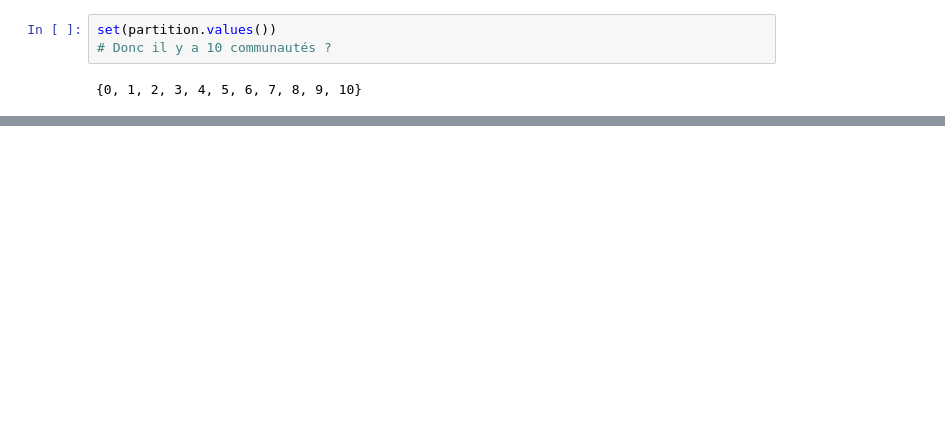
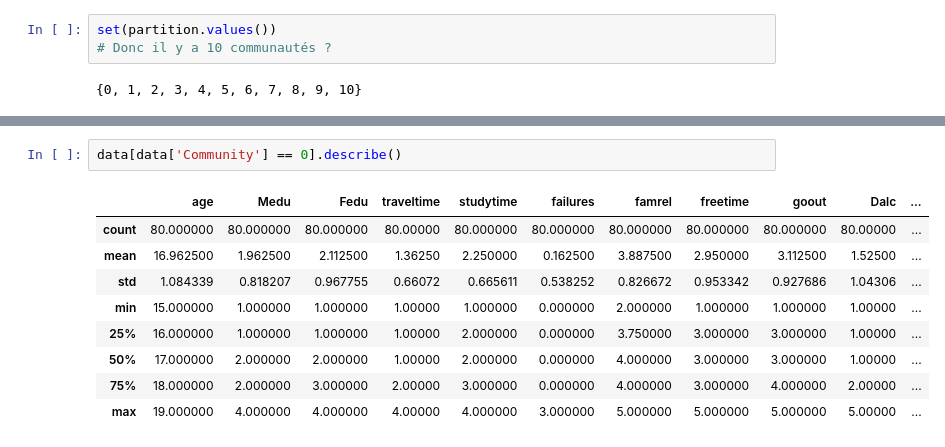
Before and after one commit to Cyrlyo/Alcohol_Students, a Jupyter notebook: StudentAlcool_dev.ipynb, the cells around one changed output, grey strips where cells are left out. Drawn from its saved outputs; the diff is of its cells as text; blank space fills up the shorter version.

```diff
--- a/StudentAlcool_dev.ipynb
+++ b/StudentAlcool_dev.ipynb
@@ -269,0 +367,12 @@ OrderedDict([(0, 1),
+# %%
+data[data['Community'] == 0].describe()
+# %% [output]
+|  | age | Medu | Fedu | traveltime | studytime | failures | famrel | freetime | goout | Dalc | ... |
+| count | 80.000000 | 80.000000 | 80.000000 | 80.00000 | 80.000000 | 80.000000 | 80.000000 | 80.000000 | 80.000000 | 80.00000 | ... |
+| mean | 16.962500 | 1.962500 | 2.112500 | 1.36250 | 2.250000 | 0.162500 | 3.887500 | 2.950000 | 3.112500 | 1.52500 | ... |
+| std | 1.084339 | 0.818207 | 0.967755 | 0.66072 | 0.665611 | 0.538252 | 0.826672 | 0.953342 | 0.927686 | 1.04306 | ... |
+| min | 15.000000 | 1.000000 | 1.000000 | 1.00000 | 1.000000 | 0.000000 | 2.000000 | 1.000000 | 1.000000 | 1.00000 | ... |
+| 25% | 16.000000 | 1.000000 | 1.000000 | 1.00000 | 2.000000 | 0.000000 | 3.750000 | 3.000000 | 3.000000 | 1.00000 | ... |
+| 50% | 17.000000 | 2.000000 | 2.000000 | 1.00000 | 2.000000 | 0.000000 | 4.000000 | 3.000000 | 3.000000 | 1.00000 | ... |
+| 75% | 18.000000 | 2.000000 | 3.000000 | 2.00000 | 3.000000 | 0.000000 | 4.000000 | 3.000000 | 4.000000 | 2.00000 | ... |
+| max | 19.000000 | 4.000000 | 4.000000 | 4.00000 | 4.000000 | 3.000000 | 5.000000 | 5.000000 | 5.000000 | 5.00000 | ... |
```
Also changed, not shown: parts of 13 cells of this notebook.
